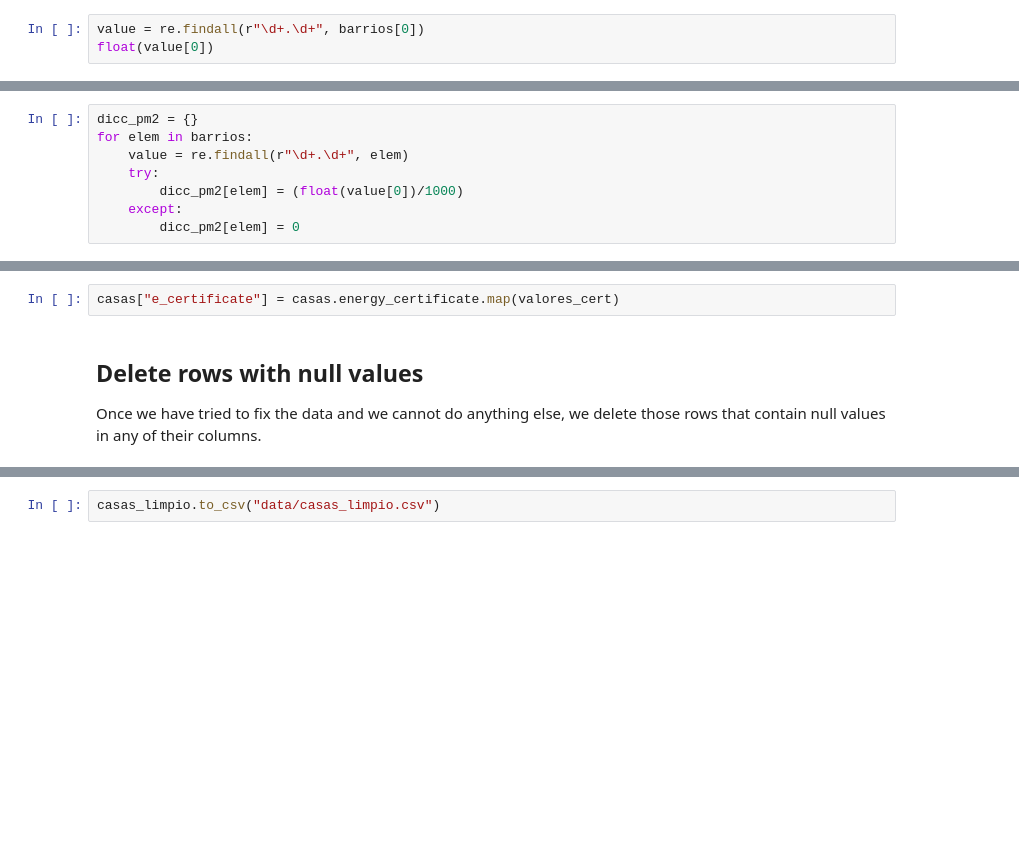
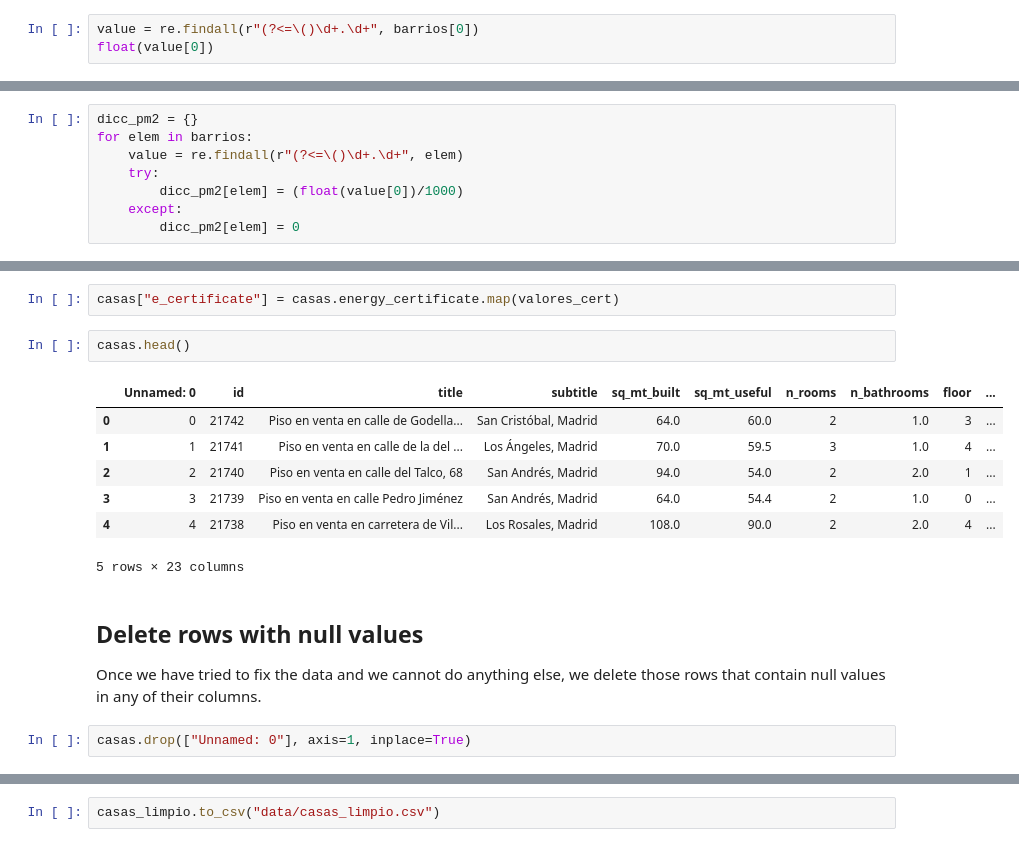
Before and after one commit to marcunu/Real_Estate_Project, a Jupyter notebook: 01_Clean_up.ipynb, the cells around one changed output, grey strips where cells are left out. Cells and saved outputs as stored; diff of their text form; blank space fills up the shorter version.

```diff
--- a/01_Clean_up.ipynb
+++ b/01_Clean_up.ipynb
@@ -252,14 +267,14 @@ barrios[0]
 # %% [output]
 'Neighborhood 23: Malasaña-Universidad (5196.25 €/m2) - District 4: Centro'
 # %%
-value = re.findall(r"\d+.\d+", barrios[0])
+value = re.findall(r"(?<=\()\d+.\d+", barrios[0])
 float(value[0])
 # %% [output]
 5196.25
 # %%
 dicc_pm2 = {}
 for elem in barrios:
-    value = re.findall(r"\d+.\d+", elem)
+    value = re.findall(r"(?<=\()\d+.\d+", elem)
     try:
         dicc_pm2[elem] = (float(value[0])/1000)
     except:
@@ -316,9 +351,21 @@ valores_cert = {
      'inmueble exento': 0}
 # %%
 casas["e_certificate"] = casas.energy_certificate.map(valores_cert)
+# %%
+casas.head()
+# %% [output]
+|  | Unnamed: 0 | id | title | subtitle | sq_mt_built | sq_mt_useful | n_rooms | n_bathrooms | floor | ... |
+| 0 | 0 | 21742 | Piso en venta en calle de Godella... | San Cristóbal, Madrid | 64.0 | 60.0 | 2 | 1.0 | 3 | ... |
+| 1 | 1 | 21741 | Piso en venta en calle de la del ... | Los Ángeles, Madrid | 70.0 | 59.5 | 3 | 1.0 | 4 | ... |
+| 2 | 2 | 21740 | Piso en venta en calle del Talco, 68 | San Andrés, Madrid | 94.0 | 54.0 | 2 | 2.0 | 1 | ... |
+| 3 | 3 | 21739 | Piso en venta en calle Pedro Jiménez | San Andrés, Madrid | 64.0 | 54.4 | 2 | 1.0 | 0 | ... |
+| 4 | 4 | 21738 | Piso en venta en carretera de Vil... | Los Rosales, Madrid | 108.0 | 90.0 | 2 | 2.0 | 4 | ... |
+5 rows × 23 columns
 # %% [markdown]
 ## Delete rows with null values
 Once we have tried to fix the data and we cannot do anything else, we delete those rows that contain null values in any of their columns.
+# %%
+casas.drop(["Unnamed: 0"], axis=1, inplace=True)
 # %%
 casas.shape
 # %% [output]
```
Also changed, not shown: parts of 19 cells of this notebook, 1 other file.
